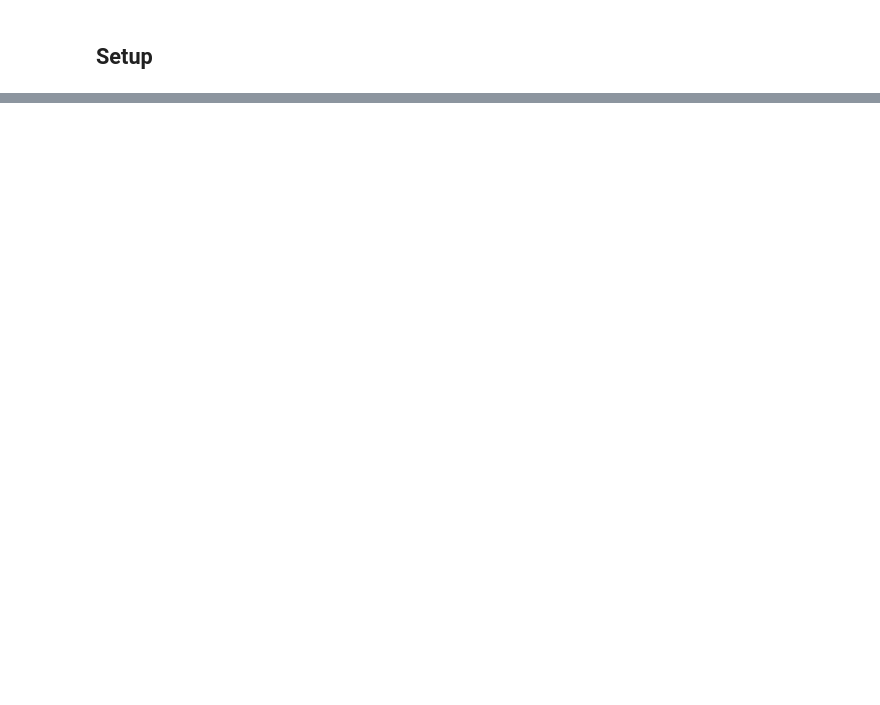
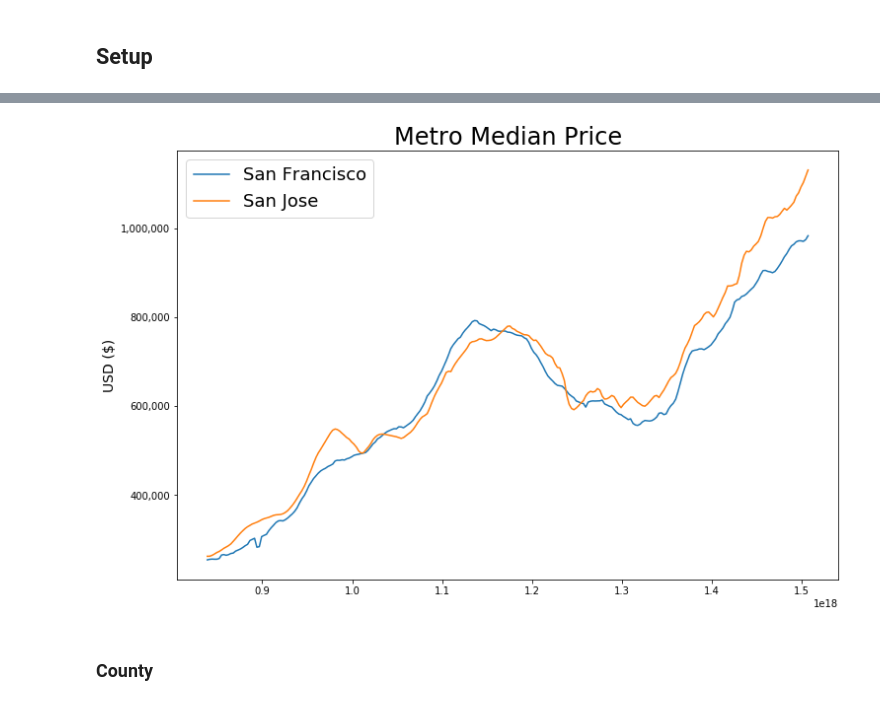
Before and after one commit to sharonsu94/real-estate-analysis, a Jupyter notebook: working.ipynb, the cells around one changed output, grey strips where cells are left out. Saved outputs shown, nothing was run; the diff lists cells and outputs as text; code cells hidden in the pictures; blank space fills up the shorter version.

Commit message:
add simple metro timeseries price chart

```diff
--- a/working.ipynb
+++ b/working.ipynb
@@ -3,3 +3,8 @@
 # %%
 import pandas as pd
 import matplotlib.pyplot as plt
+import numpy as np
+import urllib.request
+import datetime as dt
+%pylab inline
+pylab.rcParams['figure.figsize'] = (12, 8)
@@ -7,0 +13,4 @@ df = pd.read_csv('./data/Zip_MedianValuePerSqft_AllHomes.csv')
+# %%
+ZHVI_FILE = 'Zip_Zhvi_SingleFamilyResidence.csv'
+ZHVI_URL = 'http://files.zillowstatic.com/research/public/Zip/' + ZHVI_FILE
+ZHVI_FP = './data/' + ZHVI_FILE
@@ -8 +23,5 @@ df = pd.read_csv('./data/Zip_MedianValuePerSqft_AllHomes.csv')
+# %%
+df = pd.read_csv(ZHVI_FP)
+metros = ['San Francisco', 'San Jose']
+df = df[df['Metro'].isin(metros)]
 # %% [markdown]
@@ -32,0 +29,19 @@ df2
+# %%
+df2 = df.groupby('Metro').aggregate(np.median).iloc[:, df.columns.get_loc('1996-04'):]
+df2.columns = df2.columns.map(lambda x: dt.datetime.strptime(x, '%Y-%m'))
+# %%
+plt.figure()
+ax = plt.subplot(111)
+ax.plot(
+    df2.columns, df2.loc['San Francisco', :].values,
+    df2.columns, df2.loc['San Jose', :].values)
+ax.legend(metros, prop={'size': 18})
+ax.set_ylabel('USD ($)', fontsize=14)
+ax.get_yaxis().set_major_formatter(
+    matplotlib.ticker.FuncFormatter(lambda x, p: format(int(x), ',')))
+ax.set_title('Metro Median Price', fontsize=24)
+plt.show()
+# %% [output]
+[figure, added]
+# %% [markdown]
+### County
```
Also changed, not shown: parts of 8 cells of this notebook, 5 other files.
